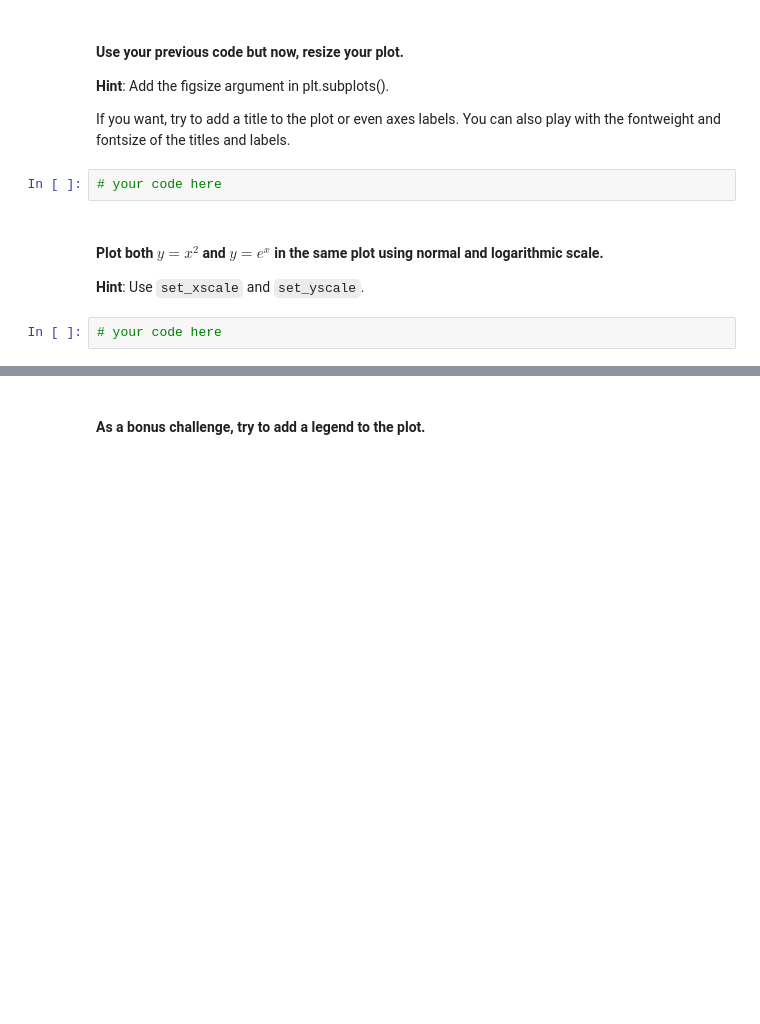
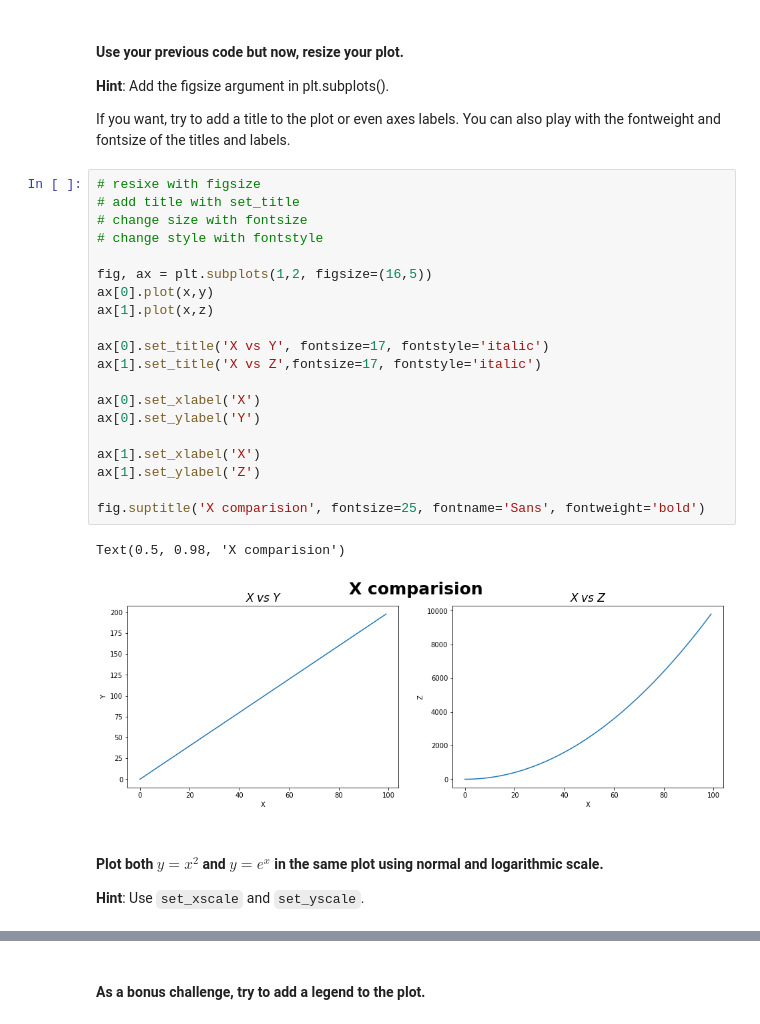
Before and after one commit to ta-datapt-bcn/lab-matplotlib-seaborn, a Jupyter notebook: your-code/main.ipynb, the cells around one changed output, grey strips where cells are left out. Cells and saved outputs as stored; diff of their text form; blank space fills up the shorter version.

```diff
--- a/your-code/main.ipynb
+++ b/your-code/main.ipynb
@@ -34,10 +41,29 @@ Also, play around with the linewidth and style. Use the ones you're most happy w
 **Hint**: Add the figsize argument in plt.subplots().
 
 If you want, try to add a title to the plot or even axes labels. You can also play with the fontweight and fontsize of the titles and labels.
-# %%
-# your code here
+# %%
+# resixe with figsize
+# add title with set_title
+# change size with fontsize
+# change style with fontstyle
+
+fig, ax = plt.subplots(1,2, figsize=(16,5))
+ax[0].plot(x,y)
+ax[1].plot(x,z)
+
+ax[0].set_title('X vs Y', fontsize=17, fontstyle='italic')
+ax[1].set_title('X vs Z',fontsize=17, fontstyle='italic')
+
+ax[0].set_xlabel('X')
+ax[0].set_ylabel('Y')
+
+ax[1].set_xlabel('X')
+ax[1].set_ylabel('Z')
+
+fig.suptitle('X comparision', fontsize=25, fontname='Sans', fontweight='bold')
+# %% [output]
+Text(0.5, 0.98, 'X comparision')
+[figure, added]
 # %% [markdown]
 #### Plot both $y=x^2$ and $y=e^x$ in the same plot using normal and logarithmic scale.
 **Hint**: Use `set_xscale` and `set_yscale`.
-# %%
-# your code here
```
Also changed, not shown: parts of 62 cells of this notebook, 1 other file.
